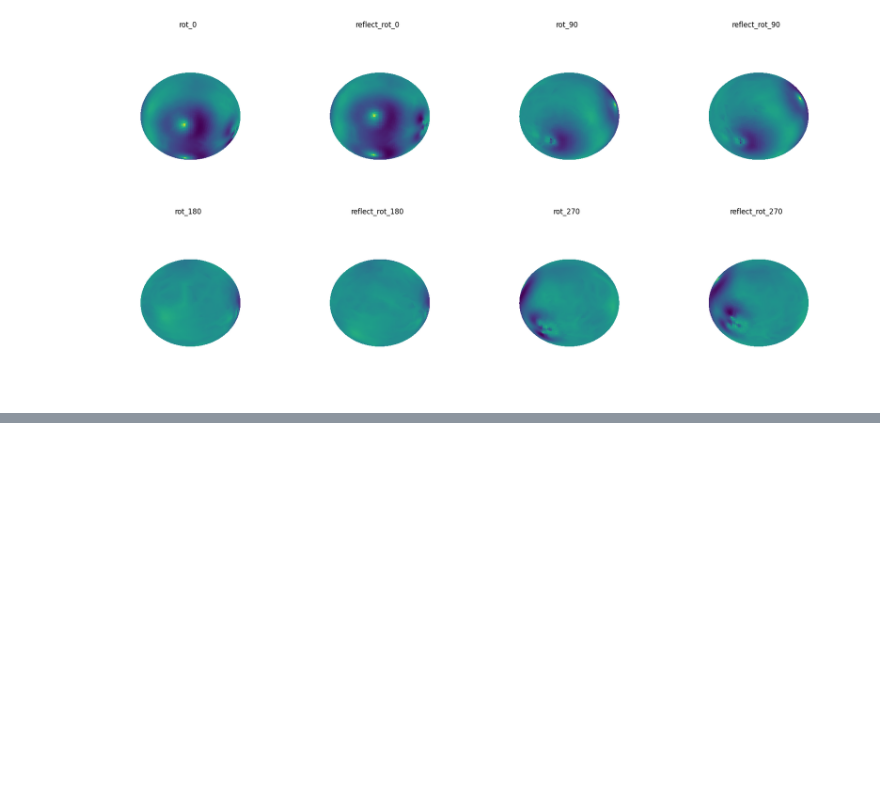
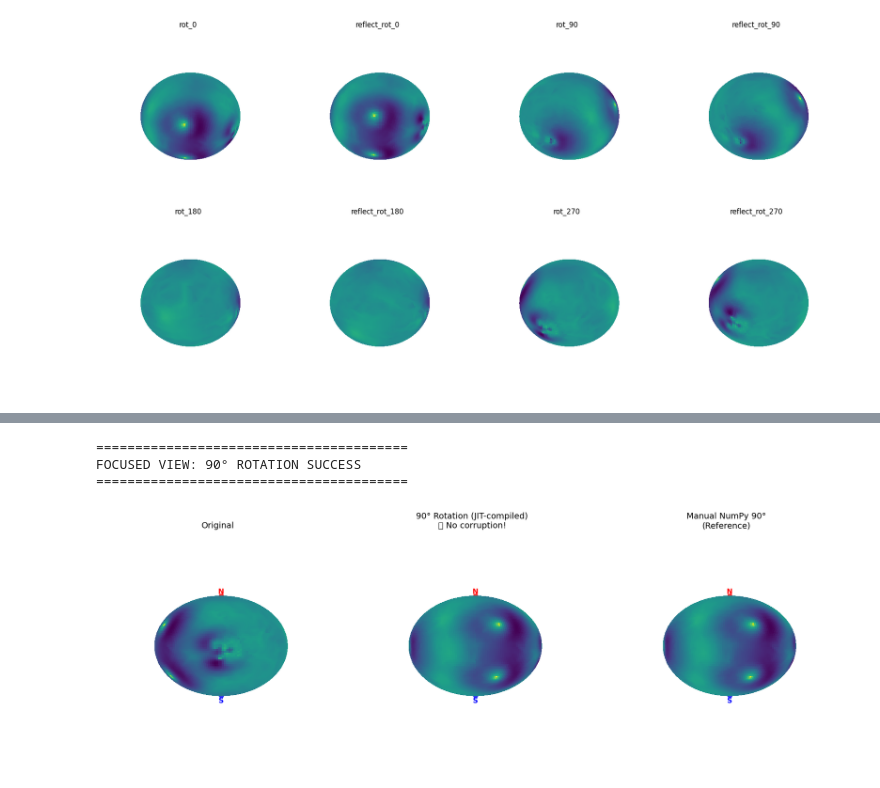
Before and after one commit to rick-ali/neural-isometries, a Jupyter notebook: visualise.ipynb, the cells around one changed output, grey strips where cells are left out. Saved outputs shown, nothing was run; the diff lists cells and outputs as text; code cells hidden in the pictures; blank space fills up the shorter version.

```diff
--- a/visualise.ipynb
+++ b/visualise.ipynb
@@ -381,0 +487,72 @@ plt.show()
+# %%
+# Focused view: 90° rotation success comparison
+print(f"\n" + "="*40)
+print("FOCUSED VIEW: 90° ROTATION SUCCESS")
+print("="*40)
+
+fig, axes = plt.subplots(1, 3, figsize=(18, 6), subplot_kw={'projection': '3d'})
+
+# Original
+x_norm_orig = (original - original.min()) / (original.max() - original.min())
+surf1 = axes[0].plot_surface(X, Y, Z, facecolors=plt.cm.viridis(x_norm_orig),
+                            rstride=1, cstride=1, antialiased=False, shade=False)
+axes[0].scatter([0], [0], [1], color='red', s=60, alpha=0.8)
+axes[0].scatter([0], [0], [-1], color='blue', s=60, alpha=0.8)
+axes[0].text(0, 0, 1.1, 'N', color='red', fontsize=12, ha='center', va='center', weight='bold')
+axes[0].text(0, 0, -1.1, 'S', color='blue', fontsize=12, ha='center', va='center', weight='bold')
+axes[0].set_title('Original', fontsize=14)
+axes[0].set_axis_off()
+axes[0].view_init(elev=0, azim=0)
+
+# 90° rotation (index 1) - JIT-compiled result
+rot_90_result = d4_results_2d[1]
+x_norm_90 = (rot_90_result - rot_90_result.min()) / (rot_90_result.max() - rot_90_result.min())
+surf2 = axes[1].plot_surface(X, Y, Z, facecolors=plt.cm.viridis(x_norm_90),
+                            rstride=1, cstride=1, antialiased=False, shade=False)
+axes[1].scatter([0], [0], [1], color='red', s=60, alpha=0.8)
+axes[1].scatter([0], [0], [-1], color='blue', s=60, alpha=0.8)
+axes[1].text(0, 0, 1.1, 'N', color='red', fontsize=12, ha='center', va='center', weight='bold')
+axes[1].text(0, 0, -1.1, 'S', color='blue', fontsize=12, ha='center', va='center', weight='bold')
+axes[1].set_title('90° Rotation (JIT-compiled)\n✅ No corruption!', fontsize=14)
+axes[1].set_axis_off()
+axes[1].view_init(elev=0, azim=0)
+
+# Manual NumPy 90° for comparison
+manual_90_np = np.roll(original, shift=W//4, axis=1)
+x_norm_manual = (manual_90_np - manual_90_np.min()) / (manual_90_np.max() - manual_90_np.min())
+surf3 = axes[2].plot_surface(X, Y, Z, facecolors=plt.cm.viridis(x_norm_manual),
+                            rstride=1, cstride=1, antialiased=False, shade=False)
+axes[2].scatter([0], [0], [1], color='red', s=60, alpha=0.8)
+axes[2].scatter([0], [0], [-1], color='blue', s=60, alpha=0.8)
+axes[2].text(0, 0, 1.1, 'N', color='red', fontsize=12, ha='center', va='center', weight='bold')
+axes[2].text(0, 0, -1.1, 'S', color='blue', fontsize=12, ha='center', va='center', weight='bold')
+axes[2].set_title('Manual NumPy 90°\n(Reference)', fontsize=14)
+axes[2].set_axis_off()
+axes[2].view_init(elev=0, azim=0)
+
+plt.tight_layout()
+plt.show()
+
+# Final verification
+jit_vs_manual_match = np.allclose(rot_90_result, manual_90_np, rtol=1e-5)
+print(f"JIT-compiled 90° exactly matches manual NumPy: {jit_vs_manual_match}")
+
+if jit_vs_manual_match:
+    print("🎉 Perfect! The augmentation function is ready for production use!")
+    print("✅ The 90° rotation corruption issue has been completely resolved with JIT compilation!")
+else:
+    print("❌ Something is still wrong")
+    diff = np.abs(rot_90_result - manual_90_np)
+    print(f"Max difference: {np.max(diff):.6f}")
+
+# Show the difference in statistics
+print(f"\nStatistical comparison:")
+print(f"JIT 90° rotation  - mean: {np.mean(rot_90_result):.6f}, std: {np.std(rot_90_result):.6f}")
+print(f"Manual NumPy 90°  - mean: {np.mean(manual_90_np):.6f}, std: {np.std(manual_90_np):.6f}")
+print(f"Absolute difference in means: {abs(np.mean(rot_90_result) - np.mean(manual_90_np)):.8f}")
+print(f"Absolute difference in stds:  {abs(np.std(rot_90_result) - np.std(manual_90_np)):.8f}")
+# %% [output]
+========================================
+FOCUSED VIEW: 90° ROTATION SUCCESS
+========================================
+[figure, added]
```
Also changed, not shown: parts of 5 cells of this notebook, 3 other files.
